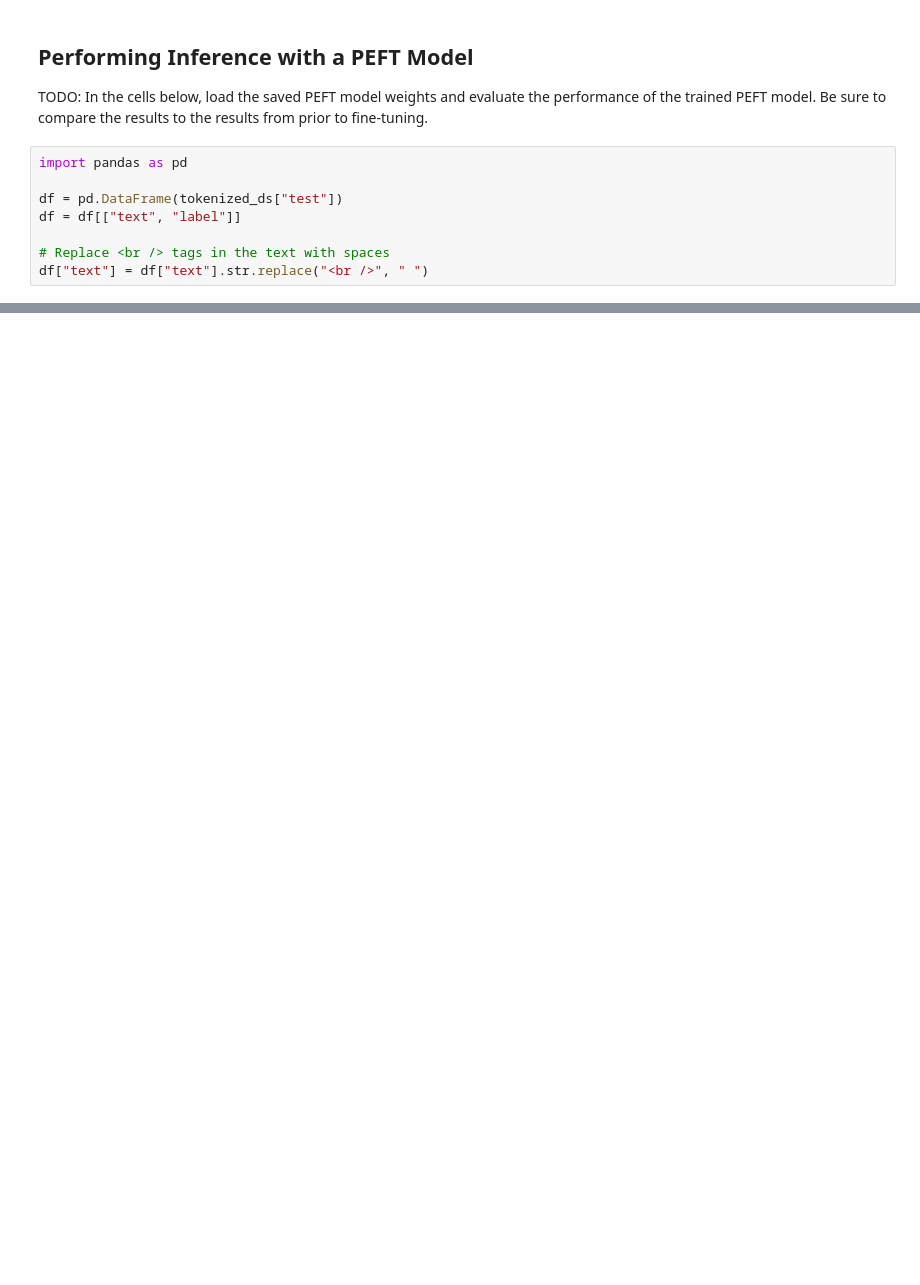
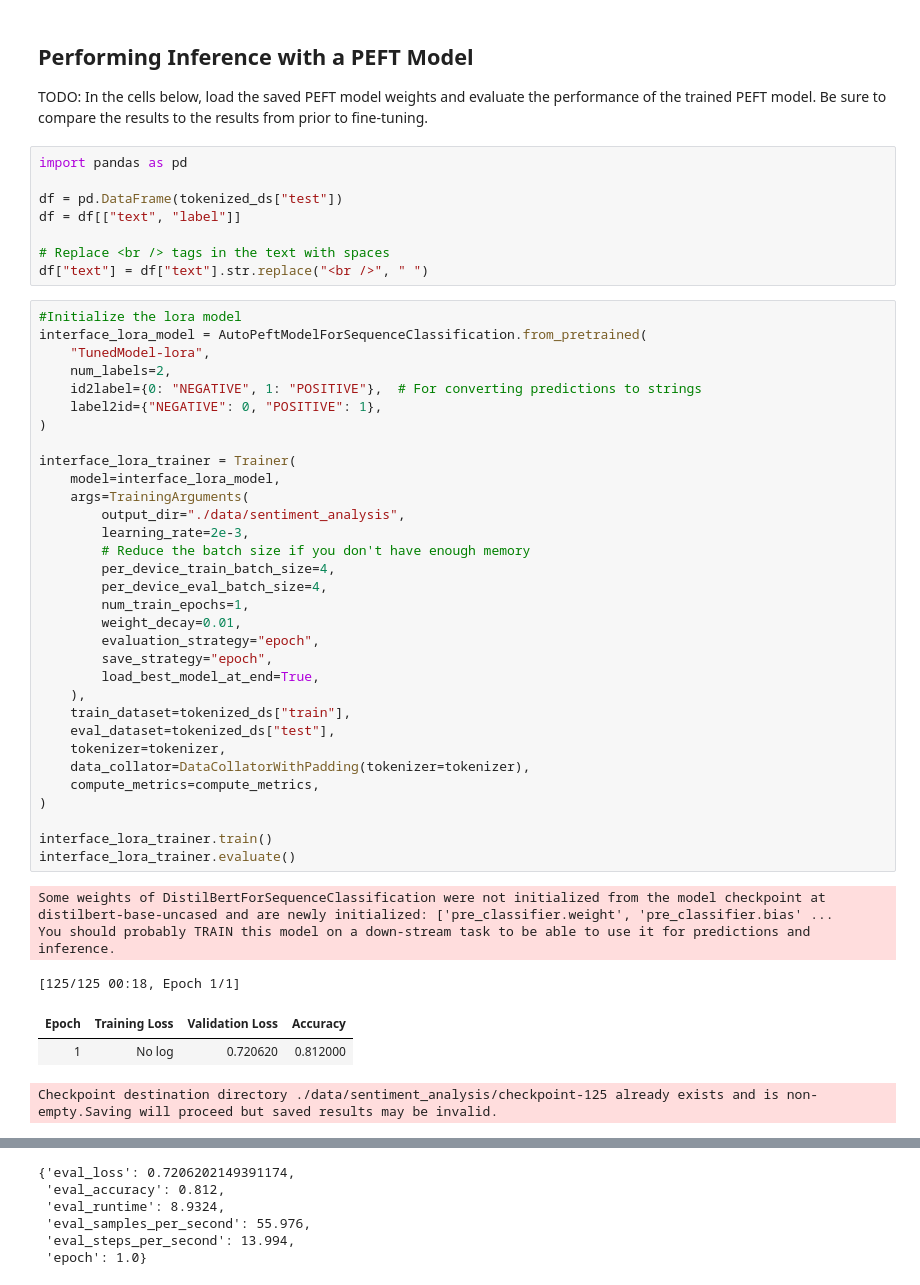
Before and after one commit to venkatreddy9699/Apply-Lightweight-Fine-Tuning-to-a-Foundation-Model, a Jupyter notebook: LightweightFineTuning.ipynb, the cells around one changed output, grey strips where cells are left out. Drawn from its saved outputs; the diff is of its cells as text; blank space fills up the shorter version.

```diff
--- a/LightweightFineTuning.ipynb
+++ b/LightweightFineTuning.ipynb
@@ -197,3 +260,42 @@ df = df[["text", "label"]]
 
 # Replace <br /> tags in the text with spaces
 df["text"] = df["text"].str.replace("<br />", " ")
+# %%
+#Initialize the lora model
+interface_lora_model = AutoPeftModelForSequenceClassification.from_pretrained(
+    "TunedModel-lora",
+    num_labels=2,
+    id2label={0: "NEGATIVE", 1: "POSITIVE"},  # For converting predictions to strings
+    label2id={"NEGATIVE": 0, "POSITIVE": 1},
+)
+
+interface_lora_trainer = Trainer(
+    model=interface_lora_model,
+    args=TrainingArguments(
+        output_dir="./data/sentiment_analysis",
+        learning_rate=2e-3,
+        # Reduce the batch size if you don't have enough memory
+        per_device_train_batch_size=4,
+        per_device_eval_batch_size=4,
+        num_train_epochs=1,
+        weight_decay=0.01,
+        evaluation_strategy="epoch",
+        save_strategy="epoch",
+        load_best_model_at_end=True,
+    ),
+    train_dataset=tokenized_ds["train"],
+    eval_dataset=tokenized_ds["test"],
+    tokenizer=tokenizer,
+    data_collator=DataCollatorWithPadding(tokenizer=tokenizer),
+    compute_metrics=compute_metrics,
+)
+
+interface_lora_trainer.train()
+interface_lora_trainer.evaluate()
+# %% [output]
+Some weights of DistilBertForSequenceClassification were not initialized from the model checkpoint at distilbert-base-uncased and are newly initialized: ['pre_classifier.weight', 'pre_classifier.bias' ...
+You should probably TRAIN this model on a down-stream task to be able to use it for predictions and inference.
+[125/125 00:18, Epoch 1/1]
+| Epoch | Training Loss | Validation Loss | Accuracy |
+| 1 | No log | 0.720620 | 0.812000 |
+Checkpoint destination directory ./data/sentiment_analysis/checkpoint-125 already exists and is non-empty.Saving will proceed but saved results may be invalid.
@@ -200,3 +303,9 @@ df["text"] = df["text"].str.replace("<br />", " ")
+{'eval_loss': 0.7206202149391174,
+ 'eval_accuracy': 0.812,
+ 'eval_runtime': 8.9324,
+ 'eval_samples_per_second': 55.976,
+ 'eval_steps_per_second': 13.994,
+ 'epoch': 1.0}
 # %%
 
 #  Lora model predictions
```
Also changed, not shown: parts of 16 cells of this notebook.
